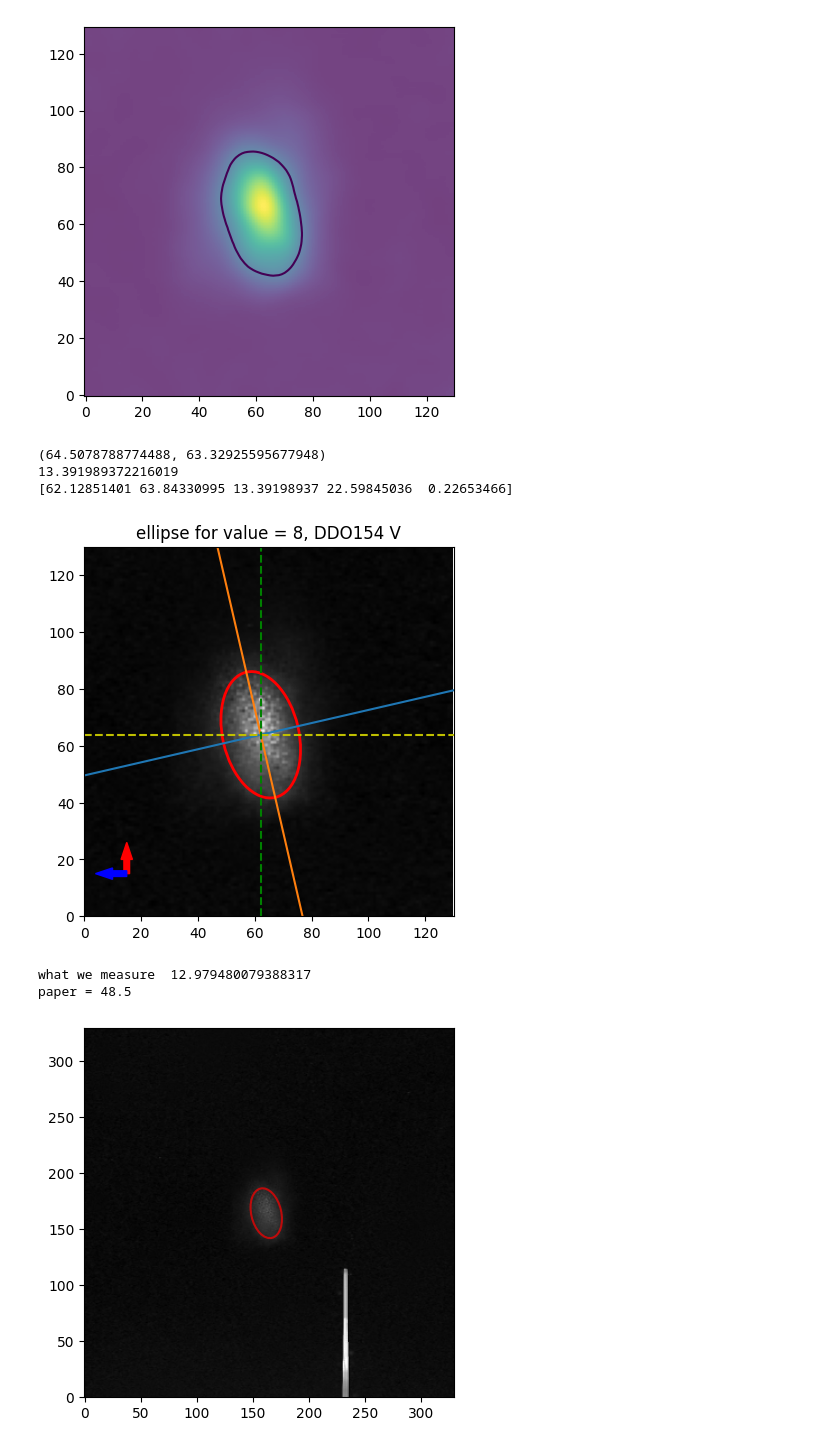
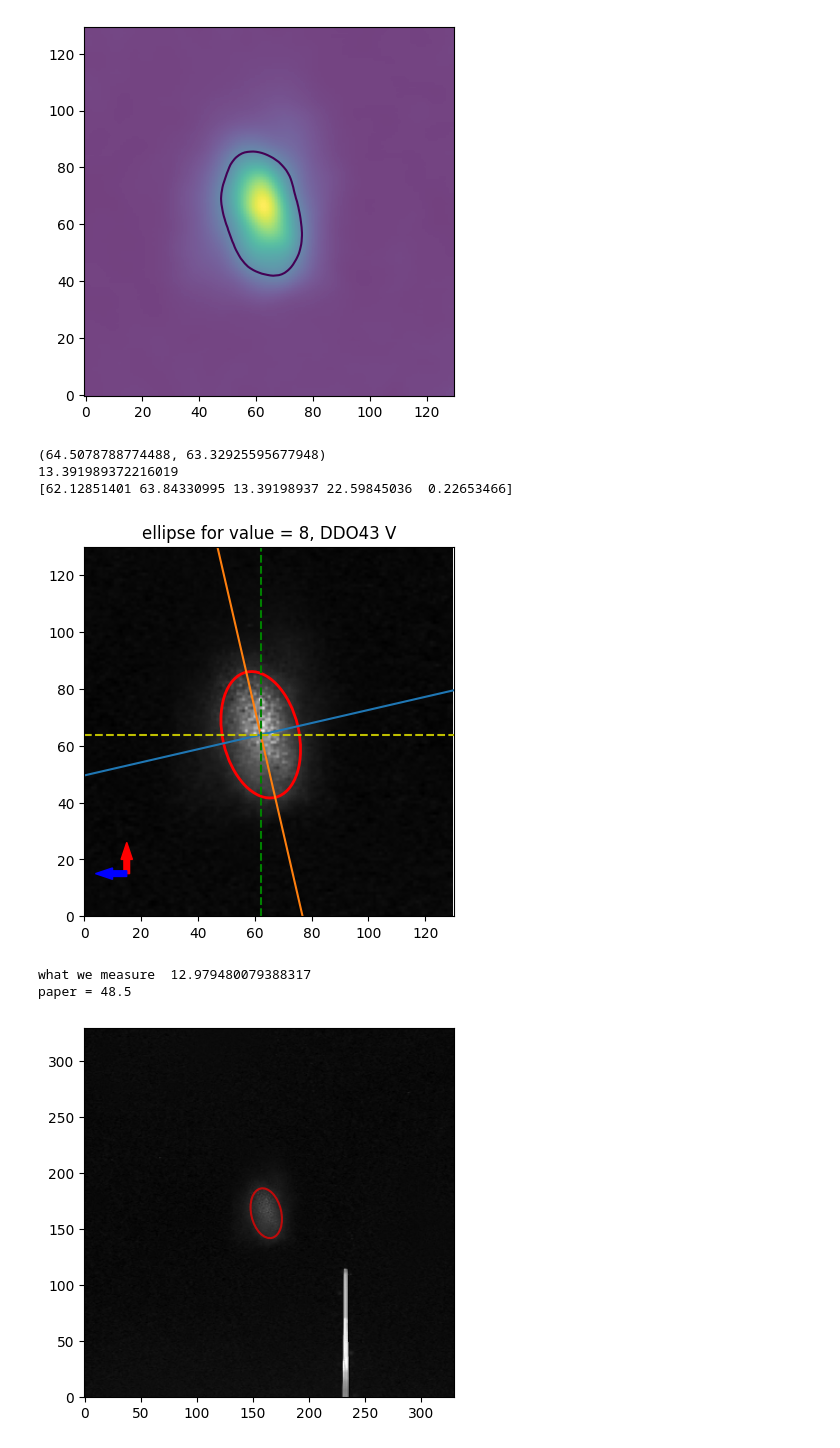
Before and after one commit to SUT-LTG/Aysan-Little-Things, a Jupyter notebook: DDO43.ipynb, the cells around one changed output. Cells and saved outputs as stored; diff of their text form; code cells hidden in the pictures.

```diff
--- a/DDO43.ipynb
+++ b/DDO43.ipynb
@@ -180,35 +180,35 @@ ax.plot(x_ax,Y_prime_ax)
 
 plt.axhline(y=yc, color='y', linestyle='--', label = "East-West line")
 plt.axvline(x=xc,  color='g', linestyle='--', label="theta = 0")
 
 # Set axis limits (adjust as needed)
 ax.set_xlim(0,v_value_box.shape[1])
 ax.set_ylim(0,v_value_box.shape[0])  # Reverse y-axis for imshow
 plt.title("ellipse for vlaue = 30, DDO168 V")
 # Show the plot
 # Example: Add arrows for north and east
 plt.arrow(x=15, y=15, dx=0, dy=5, color='red', width=2, head_width=4)
 plt.arrow(x=15, y=15, dx=-5, dy=0, color='blue', width=2, head_width=4)
 
 # Set axis limits (adjust as needed)
 ax.set_xlim(0,v_value_box.shape[1])
 ax.set_ylim(0,v_value_box.shape[0])  # Reverse y-axis for imshow
-plt.title("ellipse for value = 8, DDO154 V")
+plt.title("ellipse for value = 8, DDO43 V")
 # Show the plot
 plt.show()
 
 import math
 angle_in_degrees = math.degrees(theta)
 
 print("what we measure " , angle_in_degrees)
 
 
 print("paper = 48.5")
 # %% [output]
 (64.5078788774488, 63.32925595677948)
 13.391989372216019
 [62.12851401 63.84330995 13.39198937 22.59845036  0.22653466]
-[figure, old version]
+[figure, new version]
 what we measure  12.979480079388317
 paper = 48.5
 # %%
```
Also changed, not shown: parts of 2 cells of this notebook.
